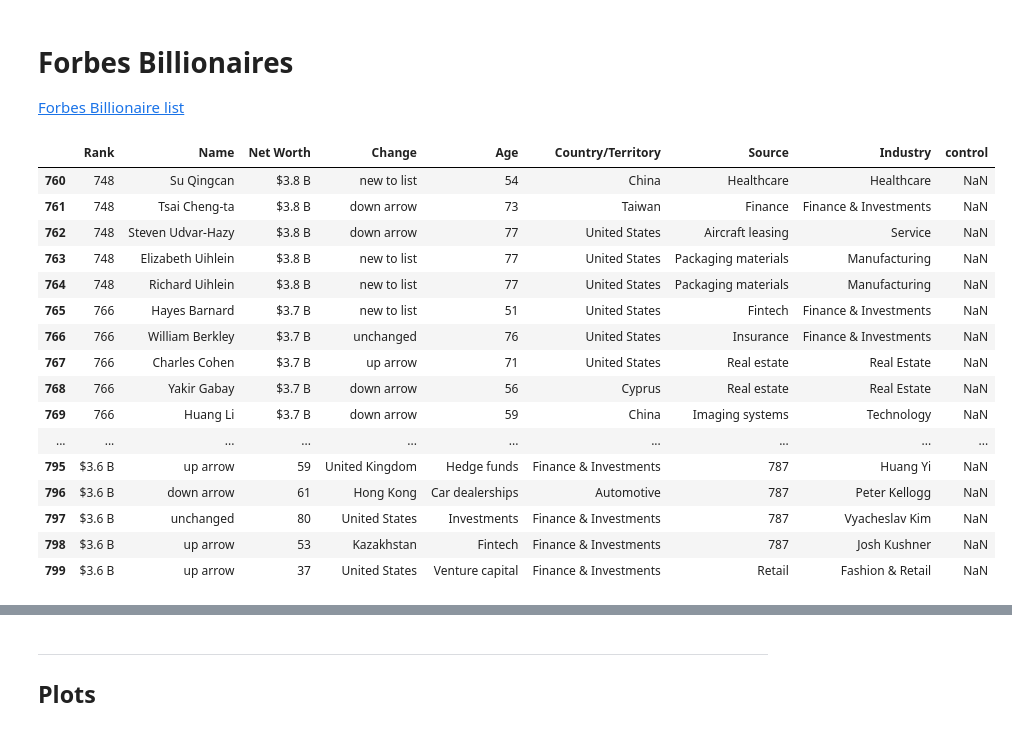
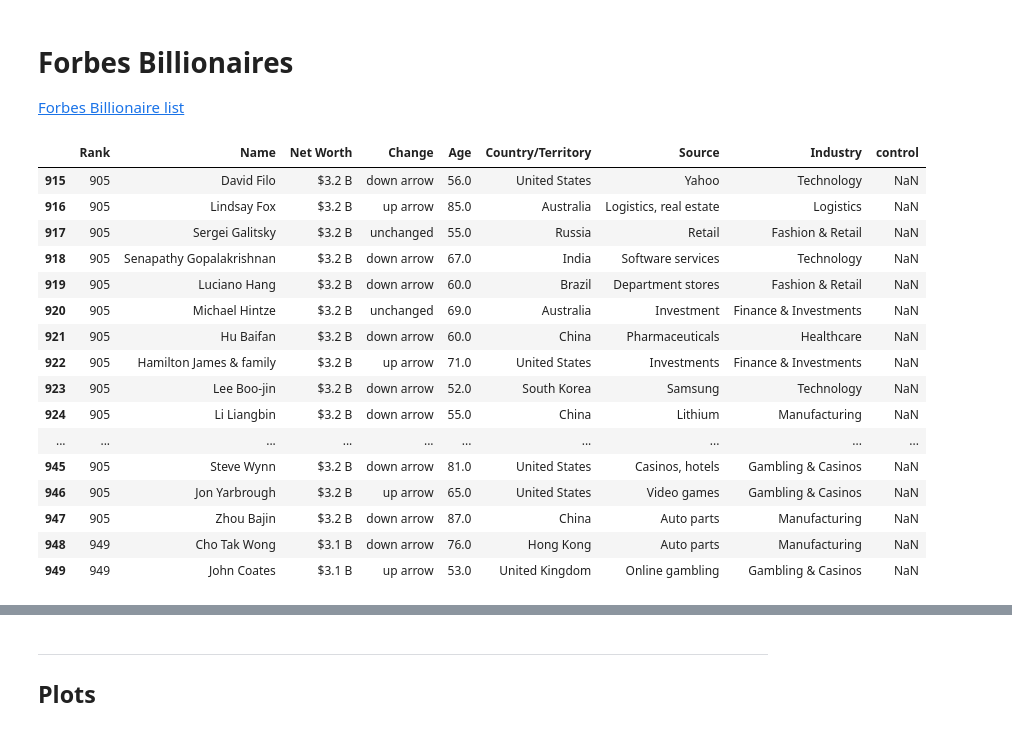
Before and after one commit to guimarais/cleanplots, a Jupyter notebook: 04-Forbes.ipynb, the cells around one changed output, grey strips where cells are left out. Drawn from its saved outputs; the diff is of its cells as text; code cells hidden in the pictures.

```diff
--- a/04-Forbes.ipynb
+++ b/04-Forbes.ipynb
@@ -14,24 +14,24 @@ parse_top()
 # %%
 df = pd.read_csv("./forbes/lines.csv", delimiter='|', names=['Rank','Name','Net Worth','Change','Age','Country/Territory','Source','Industry','control'])
 # %%
-df.iloc[760:800, :]
+df.iloc[915:950, :]
 # %% [output]
 |  | Rank | Name | Net Worth | Change | Age | Country/Territory | Source | Industry | control |
-| 760 | 748 | Su Qingcan | $3.8 B | new to list | 54 | China | Healthcare | Healthcare | NaN |
-| 761 | 748 | Tsai Cheng-ta | $3.8 B | down arrow | 73 | Taiwan | Finance | Finance & Investments | NaN |
-| 762 | 748 | Steven Udvar-Hazy | $3.8 B | down arrow | 77 | United States | Aircraft leasing | Service | NaN |
-| 763 | 748 | Elizabeth Uihlein | $3.8 B | new to list | 77 | United States | Packaging materials | Manufacturing | NaN |
-| 764 | 748 | Richard Uihlein | $3.8 B | new to list | 77 | United States | Packaging materials | Manufacturing | NaN |
-| 765 | 766 | Hayes Barnard | $3.7 B | new to list | 51 | United States | Fintech | Finance & Investments | NaN |
-| 766 | 766 | William Berkley | $3.7 B | unchanged | 76 | United States | Insurance | Finance & Investments | NaN |
-| 767 | 766 | Charles Cohen | $3.7 B | up arrow | 71 | United States | Real estate | Real Estate | NaN |
-| 768 | 766 | Yakir Gabay | $3.7 B | down arrow | 56 | Cyprus | Real estate | Real Estate | NaN |
-| 769 | 766 | Huang Li | $3.7 B | down arrow | 59 | China | Imaging systems | Technology | NaN |
+| 915 | 905 | David Filo | $3.2 B | down arrow | 56.0 | United States | Yahoo | Technology | NaN |
+| 916 | 905 | Lindsay Fox | $3.2 B | up arrow | 85.0 | Australia | Logistics, real estate | Logistics | NaN |
+| 917 | 905 | Sergei Galitsky | $3.2 B | unchanged | 55.0 | Russia | Retail | Fashion & Retail | NaN |
+| 918 | 905 | Senapathy Gopalakrishnan | $3.2 B | down arrow | 67.0 | India | Software services | Technology | NaN |
+| 919 | 905 | Luciano Hang | $3.2 B | down arrow | 60.0 | Brazil | Department stores | Fashion & Retail | NaN |
+| 920 | 905 | Michael Hintze | $3.2 B | unchanged | 69.0 | Australia | Investment | Finance & Investments | NaN |
+| 921 | 905 | Hu Baifan | $3.2 B | down arrow | 60.0 | China | Pharmaceuticals | Healthcare | NaN |
+| 922 | 905 | Hamilton James & family | $3.2 B | up arrow | 71.0 | United States | Investments | Finance & Investments | NaN |
+| 923 | 905 | Lee Boo-jin | $3.2 B | down arrow | 52.0 | South Korea | Samsung | Technology | NaN |
+| 924 | 905 | Li Liangbin | $3.2 B | down arrow | 55.0 | China | Lithium | Manufacturing | NaN |
 | ... | ... | ... | ... | ... | ... | ... | ... | ... | ... |
-| 795 | $3.6 B | up arrow | 59 | United Kingdom | Hedge funds | Finance & Investments | 787 | Huang Yi | NaN |
-| 796 | $3.6 B | down arrow | 61 | Hong Kong | Car dealerships | Automotive | 787 | Peter Kellogg | NaN |
-| 797 | $3.6 B | unchanged | 80 | United States | Investments | Finance & Investments | 787 | Vyacheslav Kim | NaN |
-| 798 | $3.6 B | up arrow | 53 | Kazakhstan | Fintech | Finance & Investments | 787 | Josh Kushner | NaN |
-| 799 | $3.6 B | up arrow | 37 | United States | Venture capital | Finance & Investments | Retail | Fashion & Retail | NaN |
+| 945 | 905 | Steve Wynn | $3.2 B | down arrow | 81.0 | United States | Casinos, hotels | Gambling & Casinos | NaN |
+| 946 | 905 | Jon Yarbrough | $3.2 B | up arrow | 65.0 | United States | Video games | Gambling & Casinos | NaN |
+| 947 | 905 | Zhou Bajin | $3.2 B | down arrow | 87.0 | China | Auto parts | Manufacturing | NaN |
+| 948 | 949 | Cho Tak Wong | $3.1 B | down arrow | 76.0 | Hong Kong | Auto parts | Manufacturing | NaN |
+| 949 | 949 | John Coates | $3.1 B | up arrow | 53.0 | United Kingdom | Online gambling | Gambling & Casinos | NaN |
 # %%
 df['Net Worth Num'] = pd.to_numeric(df['Net Worth'].str.split(' ')[:].str[0].str[1:])
```
Also changed, not shown: parts of 2 cells of this notebook, 3 other files.
